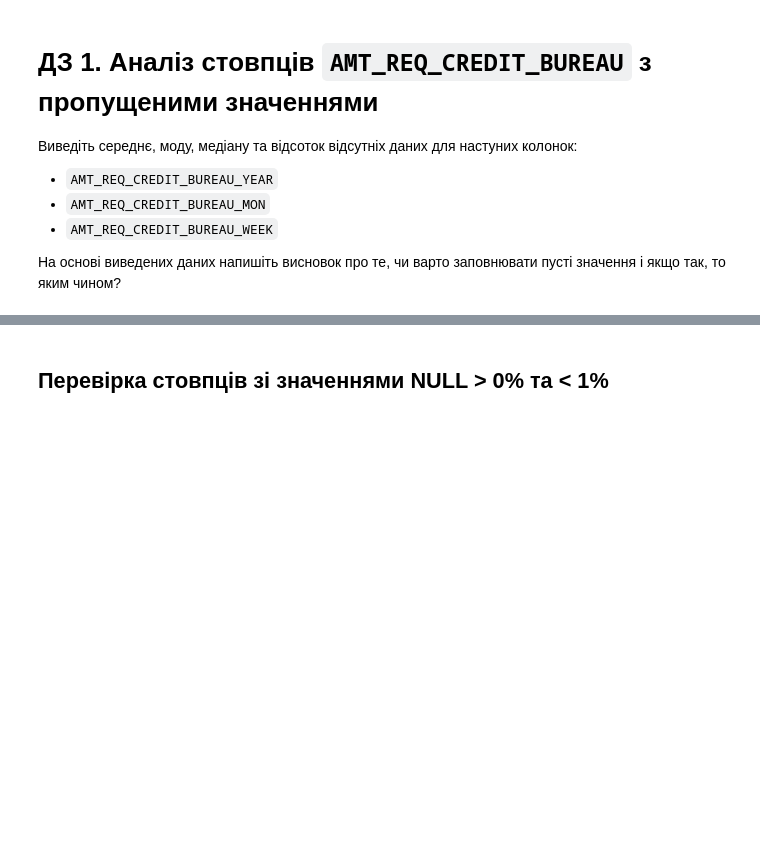
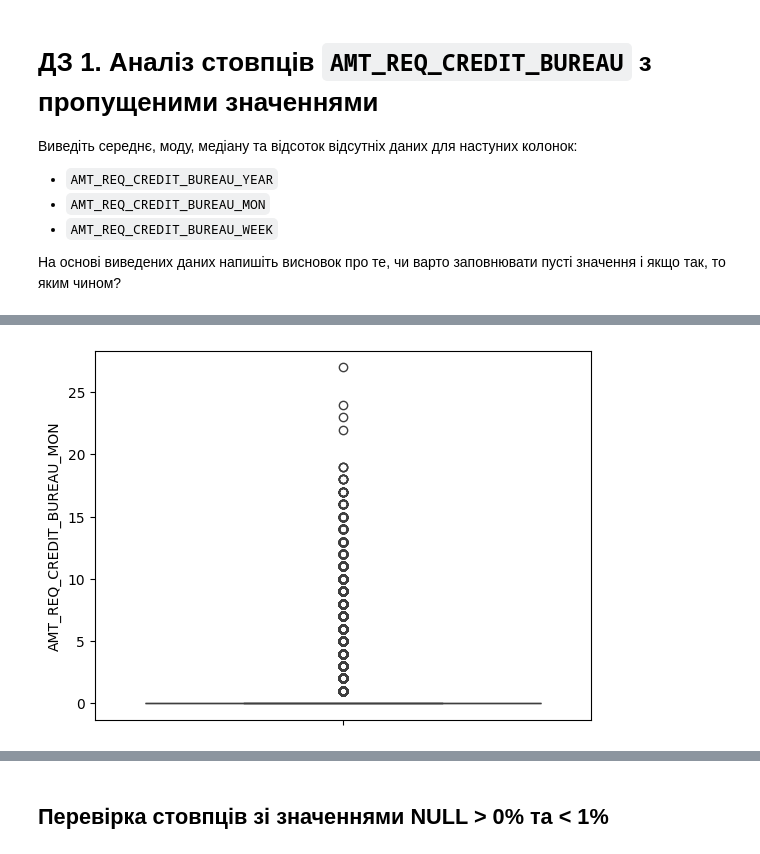
Before and after one commit to tarazevych/HW_for_Python, a Jupyter notebook: HW_1_2_Credit_EDA_Tarazevych.ipynb, the cells around one changed output, grey strips where cells are left out. Cells and saved outputs as stored; diff of their text form; code cells hidden in the pictures; blank space fills up the shorter version.

```diff
--- a/HW_1_2_Credit_EDA_Tarazevych.ipynb
+++ b/HW_1_2_Credit_EDA_Tarazevych.ipynb
@@ -572,0 +676,6 @@ np.float64(0.5108529061799657)
+# %%
+#дивимося розкиди
+sns.boxplot(df.AMT_REQ_CREDIT_BUREAU_MON)
+plt.show()
+# %% [output]
+[figure, added]
```
Also changed, not shown: parts of 25 cells of this notebook.
